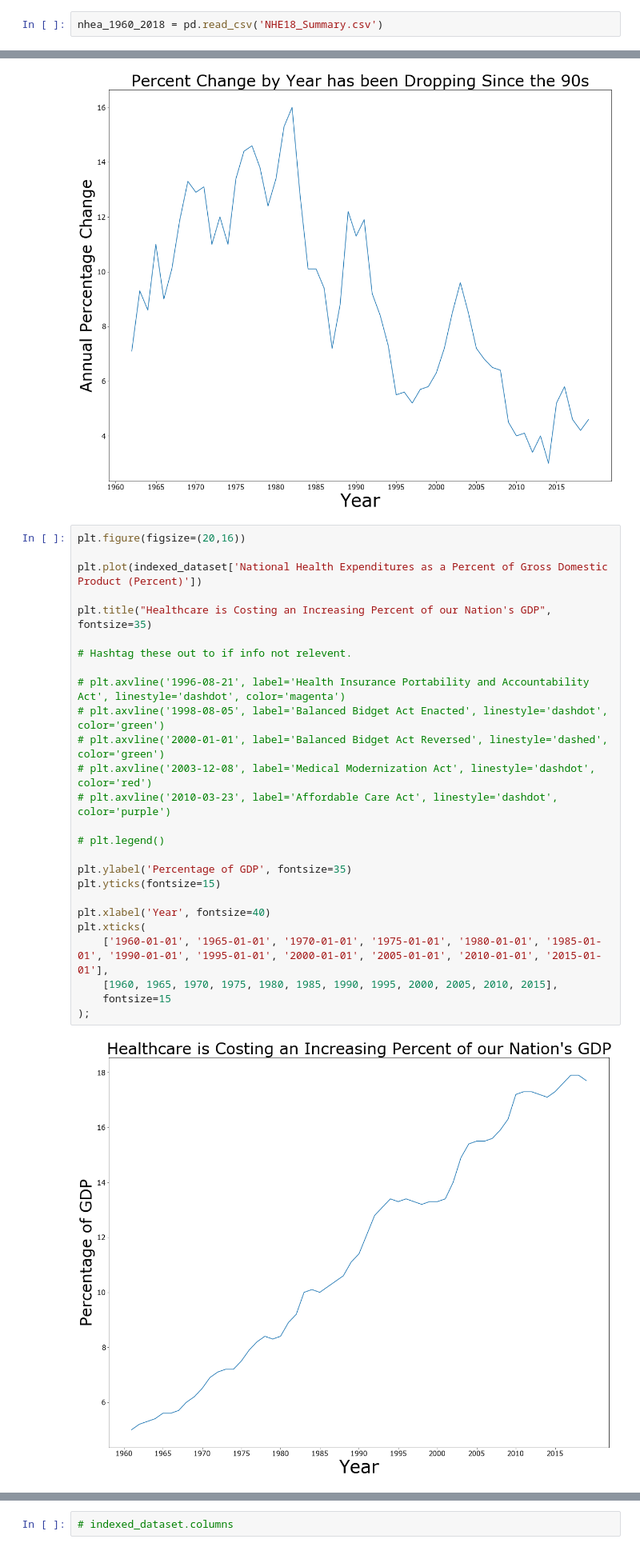
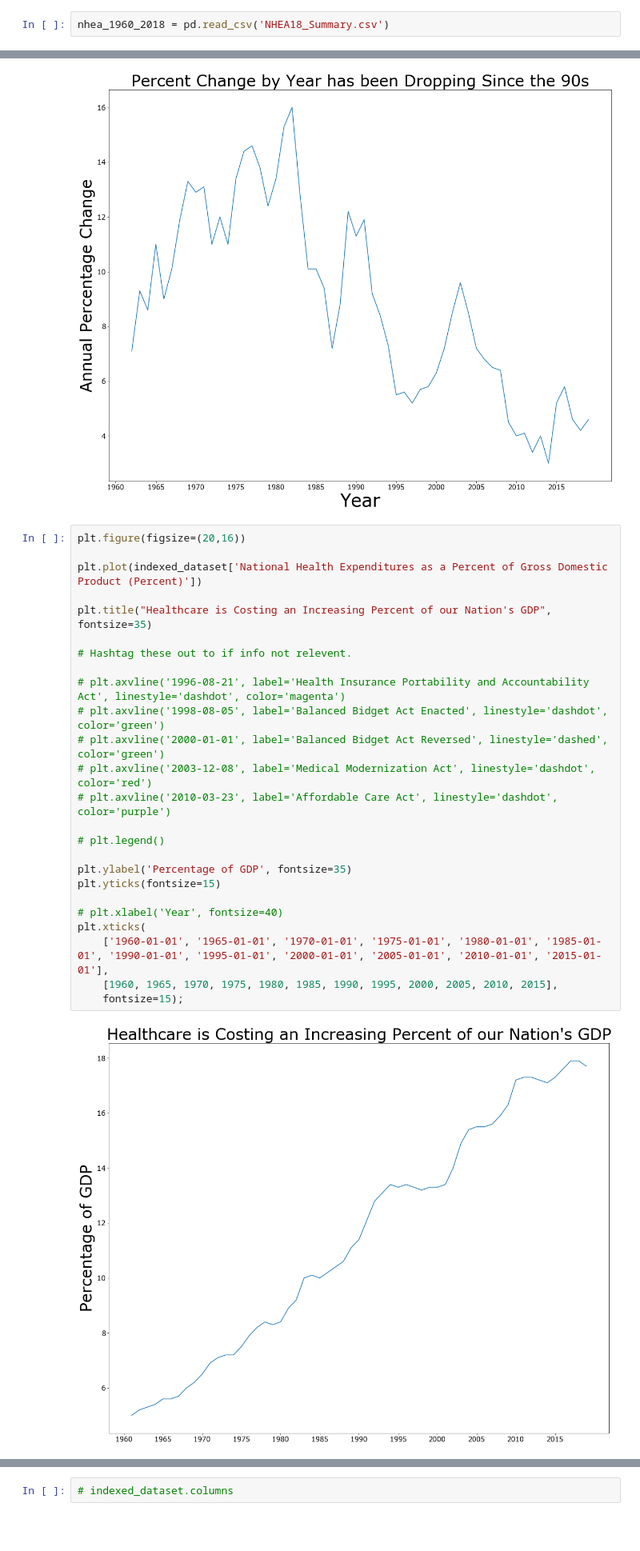
Before and after one commit to nmwhitehead/Healthcare-Costs, a Jupyter notebook: Healthcare.ipynb, the cells around one changed output, grey strips where cells are left out. Shown at 80% size. Drawn from its saved outputs; the diff is of its cells as text; blank space fills up the shorter version.

```diff
--- a/Healthcare.ipynb
+++ b/Healthcare.ipynb
@@ -24,7 +24,7 @@ register_matplotlib_converters()
 # %%
 # Link = https://www.cms.gov/Research-Statistics-Data-and-Systems/Statistics-Trends-and-Reports/NationalHealthExpendData/NationalHealthAccountsHistorical
 # %%
-nhea_1960_2018 = pd.read_csv('NHE18_Summary.csv')
+nhea_1960_2018 = pd.read_csv('NHEA18_Summary.csv')
 # %%
 nhea_1960_2018 = nhea_1960_2018.set_index('Year')
 # %%
@@ -126,28 +146,27 @@ plt.xticks(
 # %%
 plt.figure(figsize=(20,16))
 
 plt.plot(indexed_dataset['National Health Expenditures as a Percent of Gross Domestic Product (Percent)'])
 
 plt.title("Healthcare is Costing an Increasing Percent of our Nation's GDP", fontsize=35)
 
 # Hashtag these out to if info not relevent.
 
 # plt.axvline('1996-08-21', label='Health Insurance Portability and Accountability Act', linestyle='dashdot', color='magenta')
 # plt.axvline('1998-08-05', label='Balanced Bidget Act Enacted', linestyle='dashdot', color='green')
 # plt.axvline('2000-01-01', label='Balanced Bidget Act Reversed', linestyle='dashed', color='green')
 # plt.axvline('2003-12-08', label='Medical Modernization Act', linestyle='dashdot', color='red')
 # plt.axvline('2010-03-23', label='Affordable Care Act', linestyle='dashdot', color='purple')
 
 # plt.legend()
 
 plt.ylabel('Percentage of GDP', fontsize=35)
 plt.yticks(fontsize=15)
 
-plt.xlabel('Year', fontsize=40)
+# plt.xlabel('Year', fontsize=40)
 plt.xticks(
     ['1960-01-01', '1965-01-01', '1970-01-01', '1975-01-01', '1980-01-01', '1985-01-01', '1990-01-01', '1995-01-01', '2000-01-01', '2005-01-01', '2010-01-01', '2015-01-01'],
     [1960, 1965, 1970, 1975, 1980, 1985, 1990, 1995, 2000, 2005, 2010, 2015],
-    fontsize=15
-);
+    fontsize=15);
 # %% [output]
-[figure, old version]
+[figure, new version]
```
Also changed, not shown: parts of 14 cells of this notebook, 10 other files.
